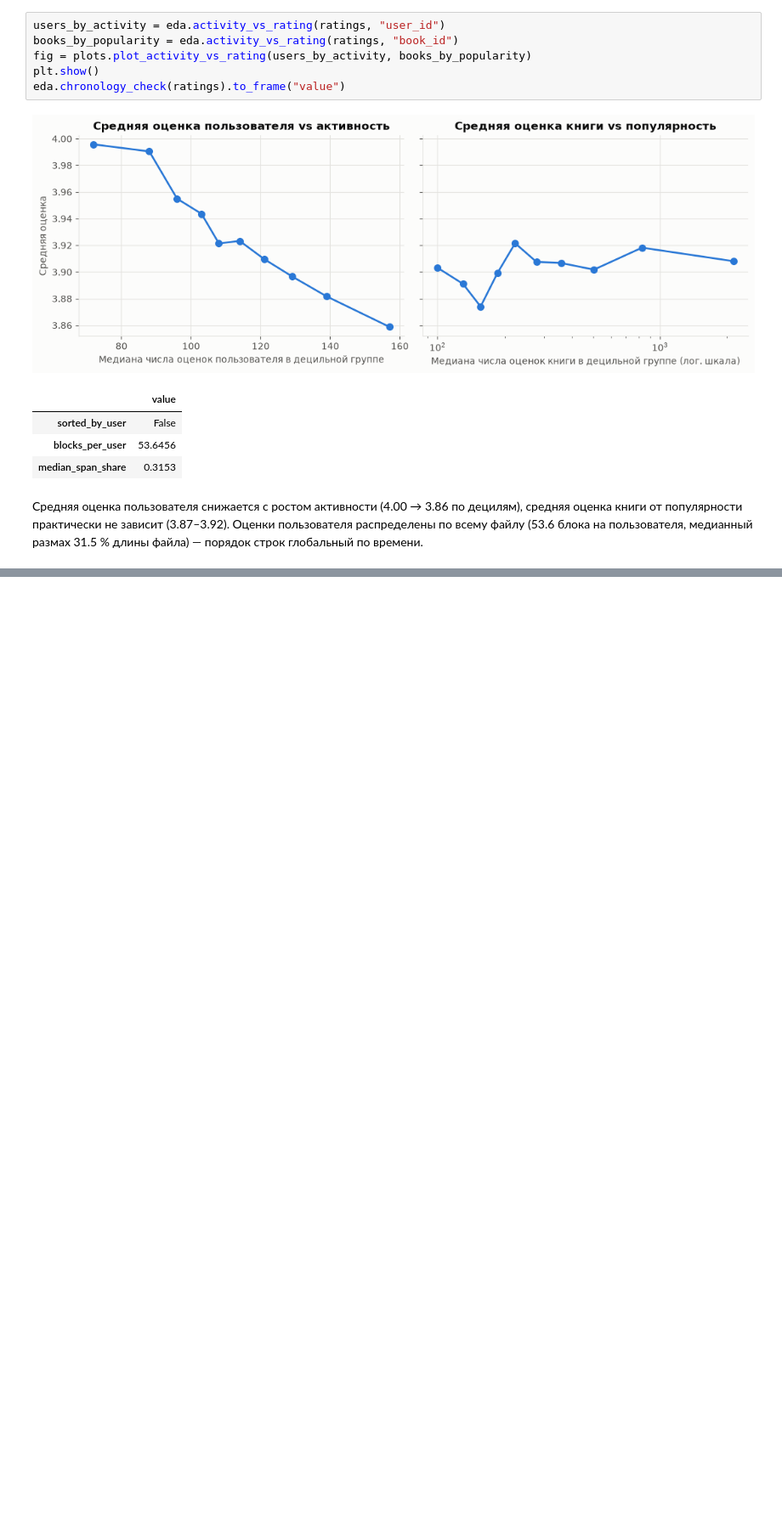
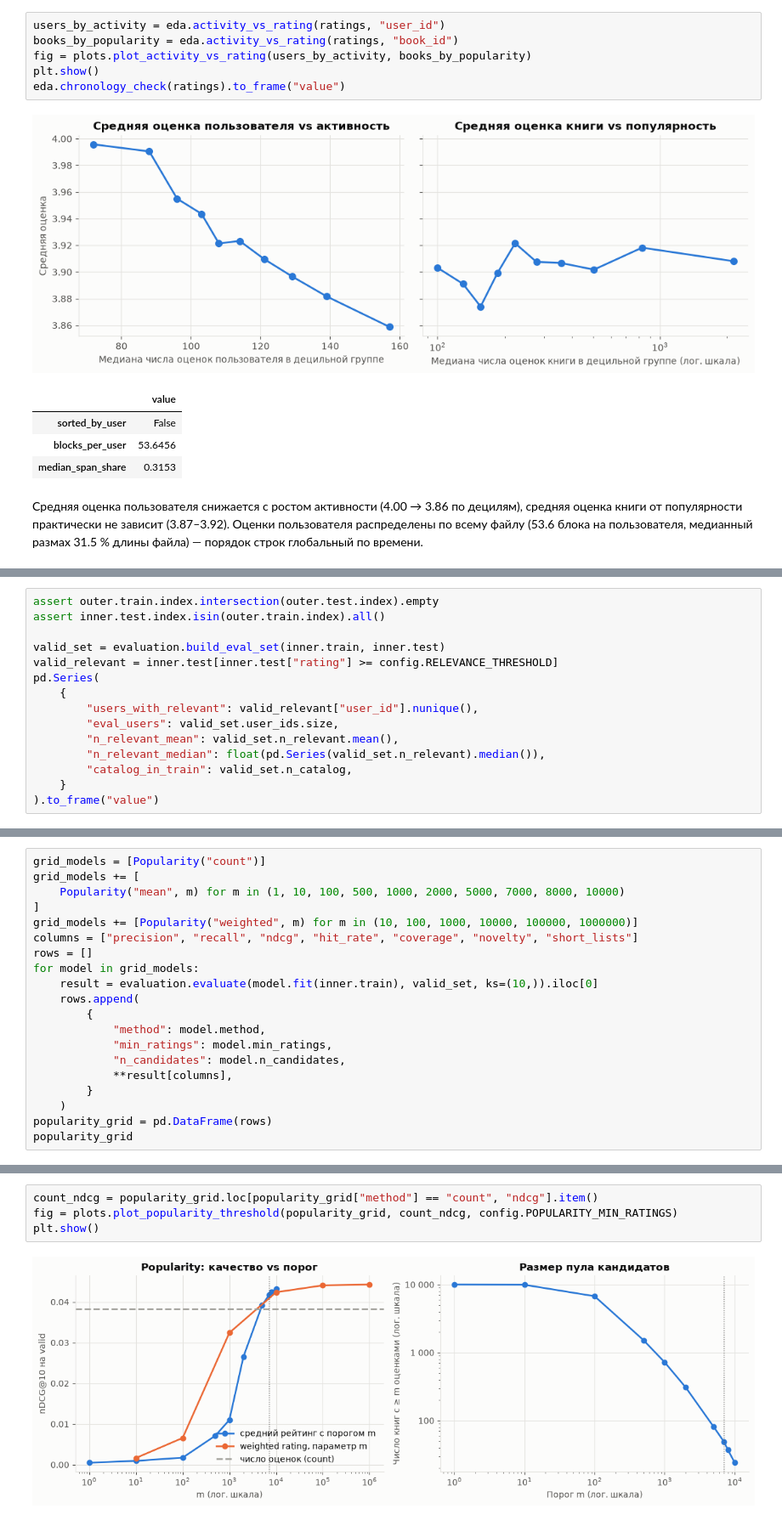
Before and after one commit to a-kapset/Rec_Systems_HW1, a Jupyter notebook: notebooks/goodbooks_recsys.ipynb, the cells around one changed output, grey strips where cells are left out. Shown at 85% size. Cells and saved outputs as stored; diff of their text form; blank space fills up the shorter version.

```diff
--- a/notebooks/goodbooks_recsys.ipynb
+++ b/notebooks/goodbooks_recsys.ipynb
@@ -202,0 +231,15 @@ eda.chronology_check(ratings).to_frame("value")
+# %%
+assert outer.train.index.intersection(outer.test.index).empty
+assert inner.test.index.isin(outer.train.index).all()
+
+valid_set = evaluation.build_eval_set(inner.train, inner.test)
+valid_relevant = inner.test[inner.test["rating"] >= config.RELEVANCE_THRESHOLD]
+pd.Series(
+    {
+        "users_with_relevant": valid_relevant["user_id"].nunique(),
+        "eval_users": valid_set.user_ids.size,
+        "n_relevant_mean": valid_set.n_relevant.mean(),
+        "n_relevant_median": float(pd.Series(valid_set.n_relevant).median()),
+        "catalog_in_train": valid_set.n_catalog,
+    }
+).to_frame("value")
@@ -202,0 +257,20 @@ eda.chronology_check(ratings).to_frame("value")
+# %%
+grid_models = [Popularity("count")]
+grid_models += [
+    Popularity("mean", m) for m in (1, 10, 100, 500, 1000, 2000, 5000, 7000, 8000, 10000)
+]
+grid_models += [Popularity("weighted", m) for m in (10, 100, 1000, 10000, 100000, 1000000)]
+columns = ["precision", "recall", "ndcg", "hit_rate", "coverage", "novelty", "short_lists"]
+rows = []
+for model in grid_models:
+    result = evaluation.evaluate(model.fit(inner.train), valid_set, ks=(10,)).iloc[0]
+    rows.append(
+        {
+            "method": model.method,
+            "min_ratings": model.min_ratings,
+            "n_candidates": model.n_candidates,
+            **result[columns],
+        }
+    )
+popularity_grid = pd.DataFrame(rows)
+popularity_grid
@@ -202,0 +296,6 @@ eda.chronology_check(ratings).to_frame("value")
+# %%
+count_ndcg = popularity_grid.loc[popularity_grid["method"] == "count", "ndcg"].item()
+fig = plots.plot_popularity_threshold(popularity_grid, count_ndcg, config.POPULARITY_MIN_RATINGS)
+plt.show()
+# %% [output]
+[figure, added]
```
Also changed, not shown: parts of 17 cells of this notebook, 14 other files.
